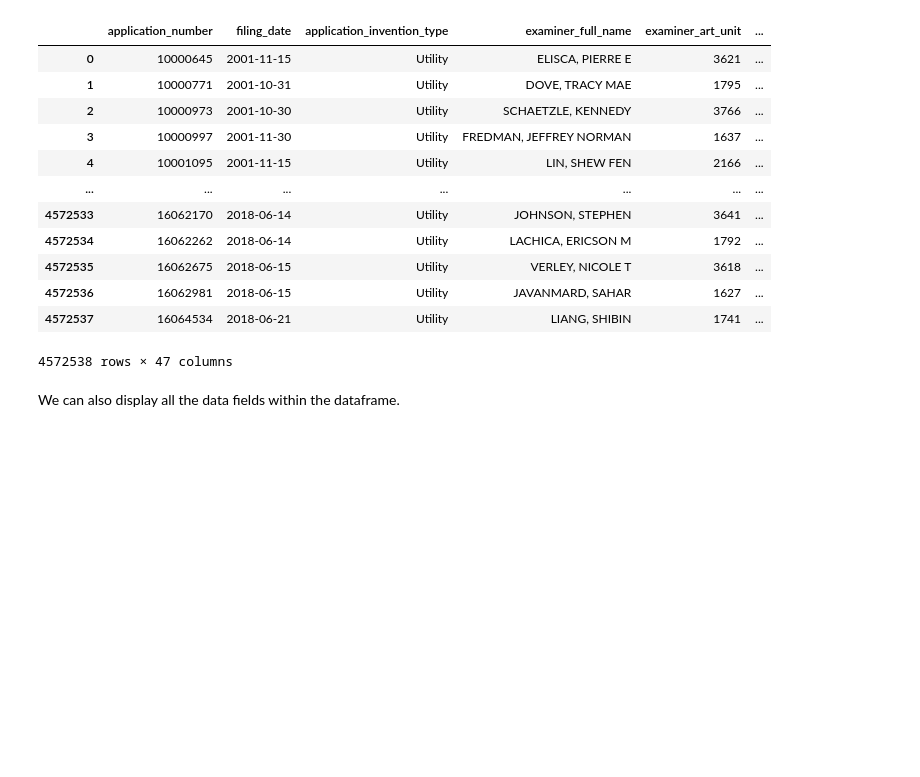
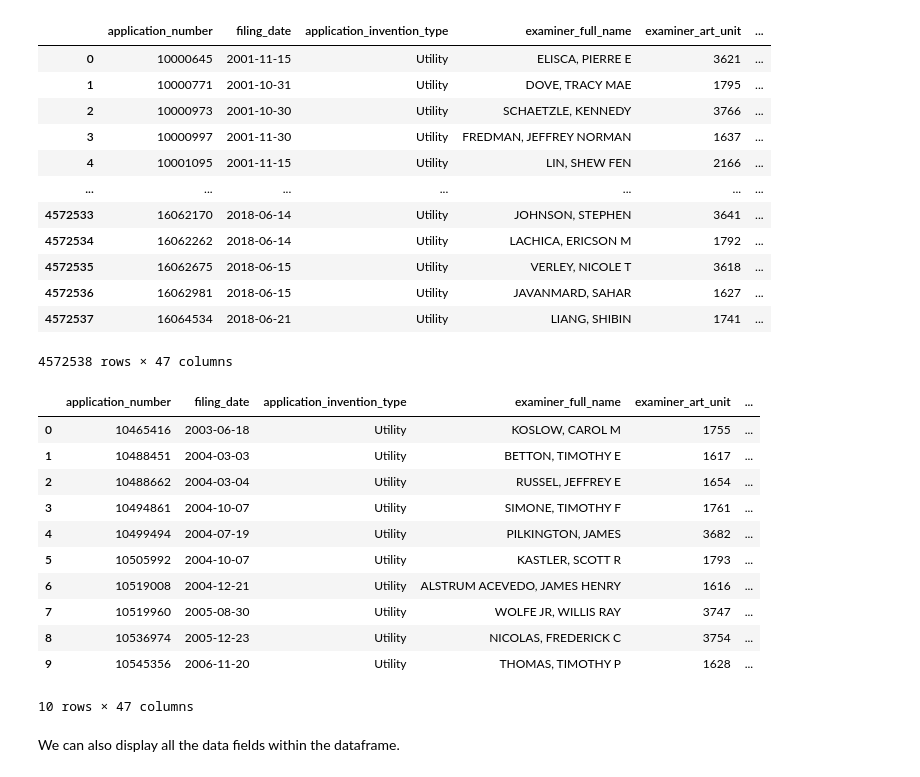
Before and after one commit to RyanOthnielKearns/hupd, a Jupyter notebook: Exploring the Data Fields of HUPD.ipynb, the cells around one changed output. Drawn from its saved outputs; the diff is of its cells as text; code cells hidden in the pictures; blank space fills up the shorter version.

Commit message:
notebook code to produce sample dataset metadata file

```diff
--- a/Exploring the Data Fields of HUPD.ipynb
+++ b/Exploring the Data Fields of HUPD.ipynb
@@ -37,3 +37,30 @@ df
 | 4572536 | 16062981 | 2018-06-15 | Utility | JAVANMARD, SAHAR | 1627 | ... |
 | 4572537 | 16064534 | 2018-06-21 | Utility | LIANG, SHIBIN | 1741 | ... |
 4572538 rows × 47 columns
+# %%
+sample_df = df.loc[df["application_number"].isin([
+  "10465416",
+  "10488451",
+  "10488662",
+  "10494861",
+  "10499494",
+  "10505992",
+  "10519008",
+  "10519960",
+  "10536974",
+  "10545356",
+  ])].reset_index().drop(columns=["index"])
+sample_df
+# %% [output]
+|  | application_number | filing_date | application_invention_type | examiner_full_name | examiner_art_unit | ... |
+| 0 | 10465416 | 2003-06-18 | Utility | KOSLOW, CAROL M | 1755 | ... |
+| 1 | 10488451 | 2004-03-03 | Utility | BETTON, TIMOTHY E | 1617 | ... |
+| 2 | 10488662 | 2004-03-04 | Utility | RUSSEL, JEFFREY E | 1654 | ... |
+| 3 | 10494861 | 2004-10-07 | Utility | SIMONE, TIMOTHY F | 1761 | ... |
+| 4 | 10499494 | 2004-07-19 | Utility | PILKINGTON, JAMES | 3682 | ... |
+| 5 | 10505992 | 2004-10-07 | Utility | KASTLER, SCOTT R | 1793 | ... |
+| 6 | 10519008 | 2004-12-21 | Utility | ALSTRUM ACEVEDO, JAMES HENRY | 1616 | ... |
+| 7 | 10519960 | 2005-08-30 | Utility | WOLFE JR, WILLIS RAY | 3747 | ... |
+| 8 | 10536974 | 2005-12-23 | Utility | NICOLAS, FREDERICK C | 3754 | ... |
+| 9 | 10545356 | 2006-11-20 | Utility | THOMAS, TIMOTHY P | 1628 | ... |
+10 rows × 47 columns
```
Also changed, not shown: parts of 1 cell of this notebook.
